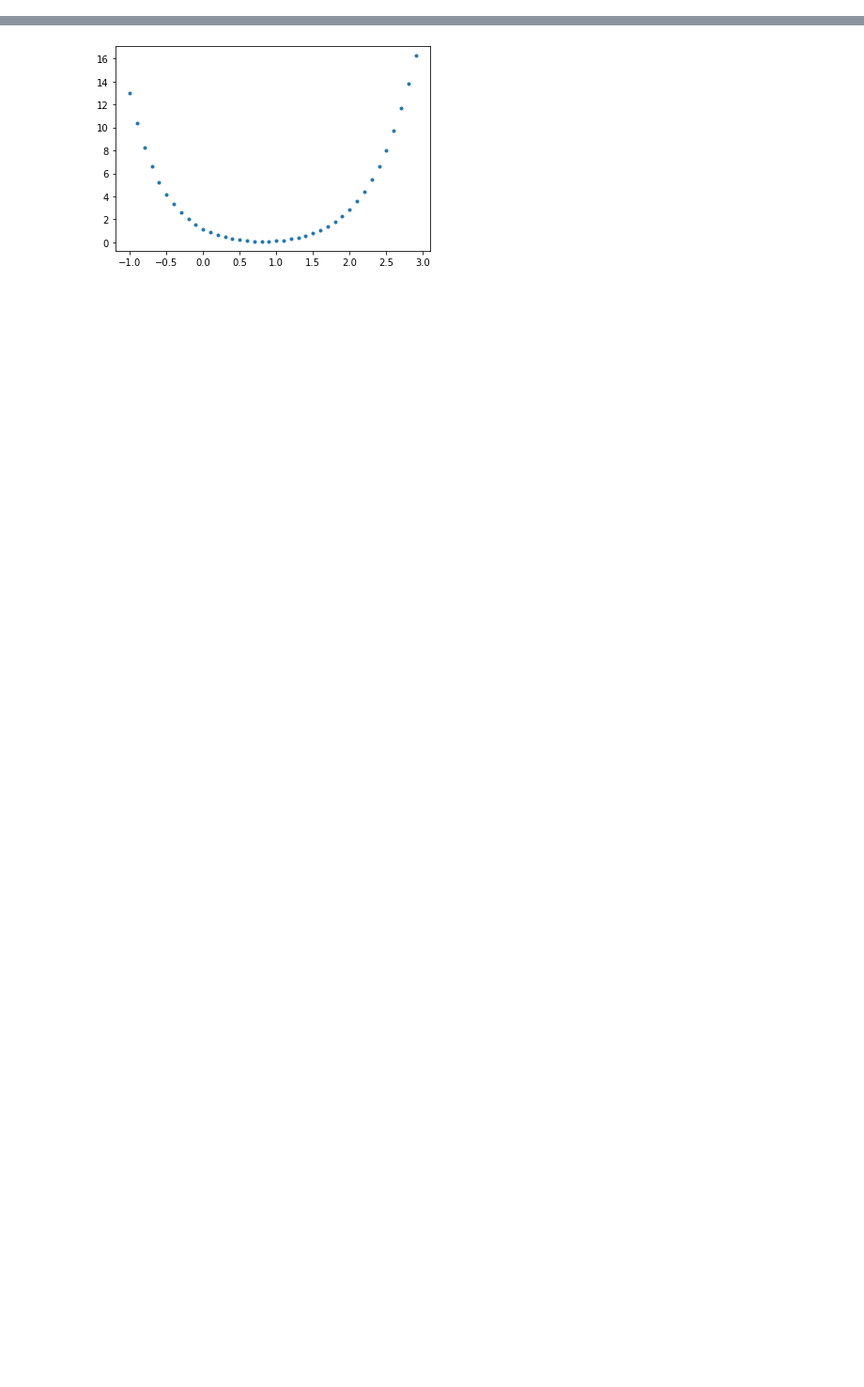
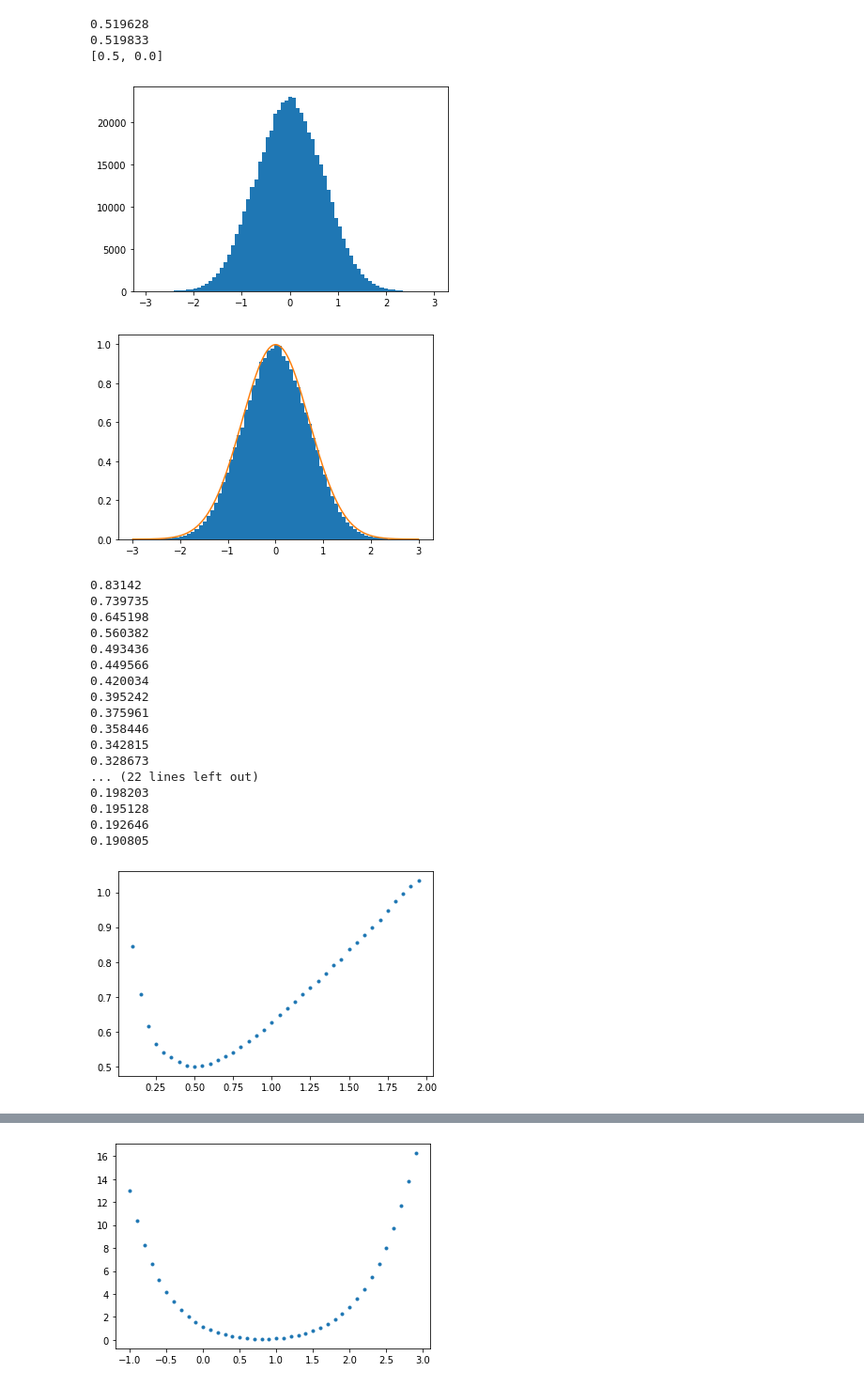
Before and after one commit to Dr-Noobilson/P346-CPL-Assignments, a Jupyter notebook: DIY.ipynb, the cells around one changed output, grey strips where cells are left out. Shown at 94% size. Saved outputs shown, nothing was run; the diff lists cells and outputs as text; code cells hidden in the pictures; blank space fills up the shorter version.

```diff
--- a/DIY.ipynb
+++ b/DIY.ipynb
@@ -0,0 +1,66 @@
+# %%
+import Library.DIY as t1
+import math
+import matplotlib.pyplot as plt
+import numpy as np
+
+def f4(x,L):
+    return 1
+
+def px(x,L):
+    return np.exp(-2*L*(x**2))
+    #return L*np.exp(-L*x)/(1-np.exp(-np.pi*L))
+
+def Ex(x,L):
+    return L+(0.5-2*(L**2))*(x**2)
+
+V,r= t1.markov_sampling(1000000,-3,3,px,0.5,0,4)
+
+def Px(x,L):
+    return np.exp(-2*L*(x**2))/r
+
+V,r= t1.markov_sampling(1000000,-3,3,Px,0.5,0,4)
+
+print(t1.importance_sampling(Ex,f4,f4,V,0.5))
+
+t1.markov_sample_plotter(Px,V,-3,3,0.5,r)
+
+
+t1.markov_solution_plotter(Ex,f4,Px,0.1,2,1000000,-3,3,0,3.6)
+
+# x,t= t1.markov_sampling(1000000,-3,3,px,3,0,2000)
+
+# def Qx(x,L):
+#     return np.exp(-2*L*(x**2))/t
+
+# x,t= t1.markov_sampling(1000000,-3,3,Qx,3,0,2000)
+
+# t1.markov_sample_plotter(Qx,x,-3,3,3,t)
+
+# print(t1.importance_sampling(Ex,f4,f4,x,3))
+
+#(integrand,pdf,guess_pdf,para1,para2,N,x,y,x0,h)
+# %% [output]
+0.519628
+0.519833
+[0.5, 0.0]
+[figure, added]
+[figure, added]
+0.83142
+0.739735
+0.645198
+0.560382
+0.493436
+0.449566
+0.420034
+0.395242
+0.375961
+0.358446
+0.342815
+0.328673
+... (22 lines left out)
+0.198203
+0.195128
+0.192646
+0.190805
+[figure, added]
```
Also changed, not shown: parts of 4 cells of this notebook, 12 other files.
